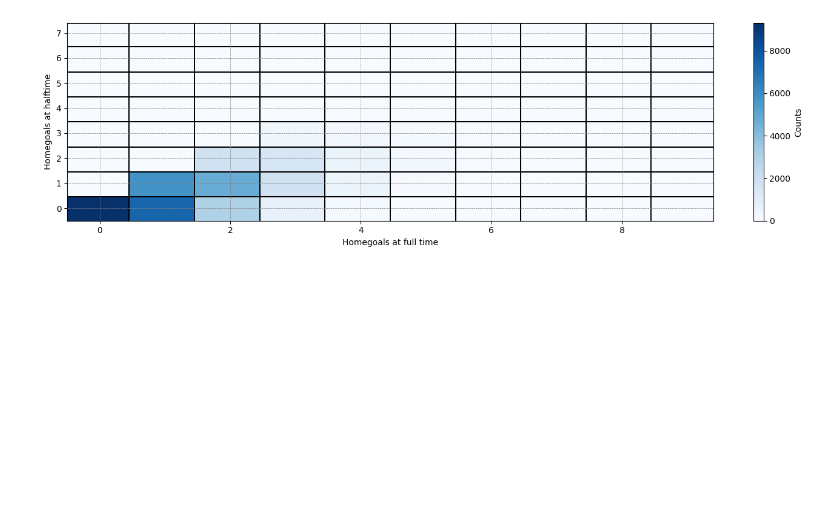
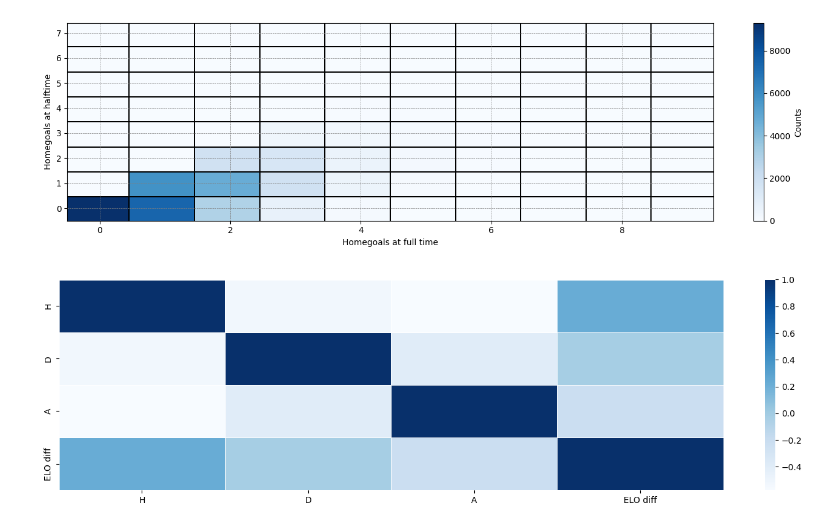
Before and after one commit to heiken1108/Match-Predictor, a Jupyter notebook: notebooks/Heiken/Heiken.ipynb, the cells around one changed output. Saved outputs shown, nothing was run; the diff lists cells and outputs as text; code cells hidden in the pictures; blank space fills up the shorter version.

Commit message:
Added correlation matrix

```diff
--- a/notebooks/Heiken/Heiken.ipynb
+++ b/notebooks/Heiken/Heiken.ipynb
@@ -104,3 +101,7 @@ util.plot_histogram(data.loc[data['Div'] == 'E1', 'Home ELO'], figsize=figsize,
 util.plot_discrete_histogram2d(x_data=data['FTHG'], y_data=data['HTHG'], x_label='Homegoals at full time', y_label='Homegoals at halftime', figsize=figsize)
 # %% [output]
 [figure]
+# %%
+util.plot_correlation_matrix(data[['H', 'D', 'A', 'ELO diff']], figsize=figsize)
+# %% [output]
+[figure, added]
```
Also changed, not shown: parts of 4 cells of this notebook, 1 other file.
